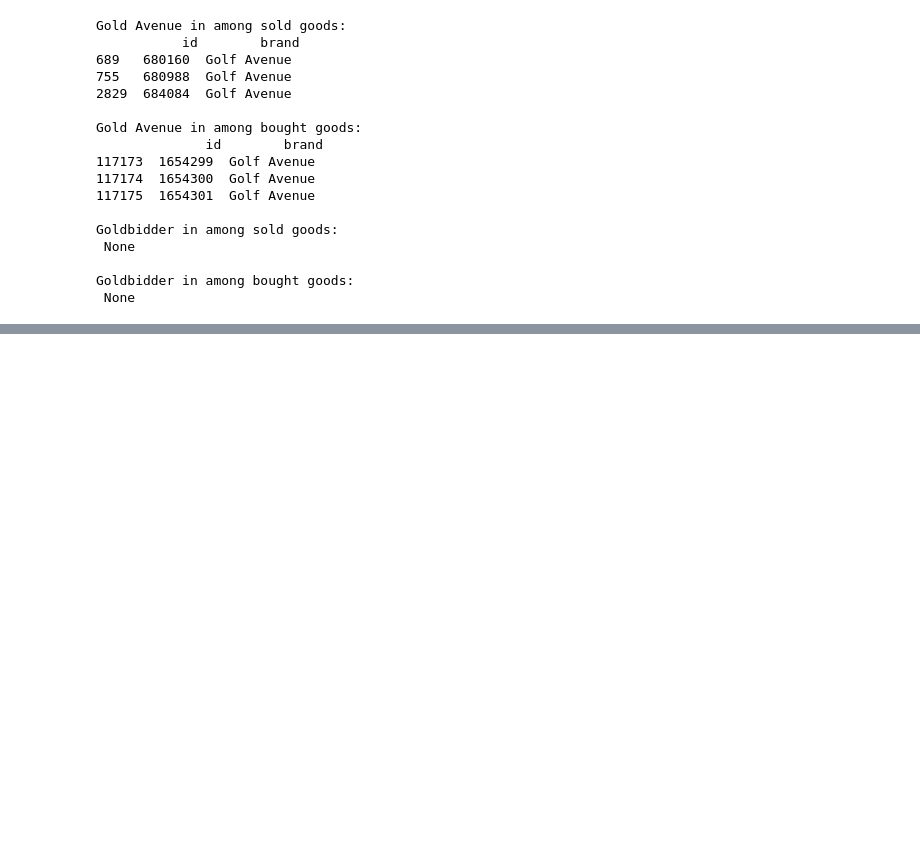
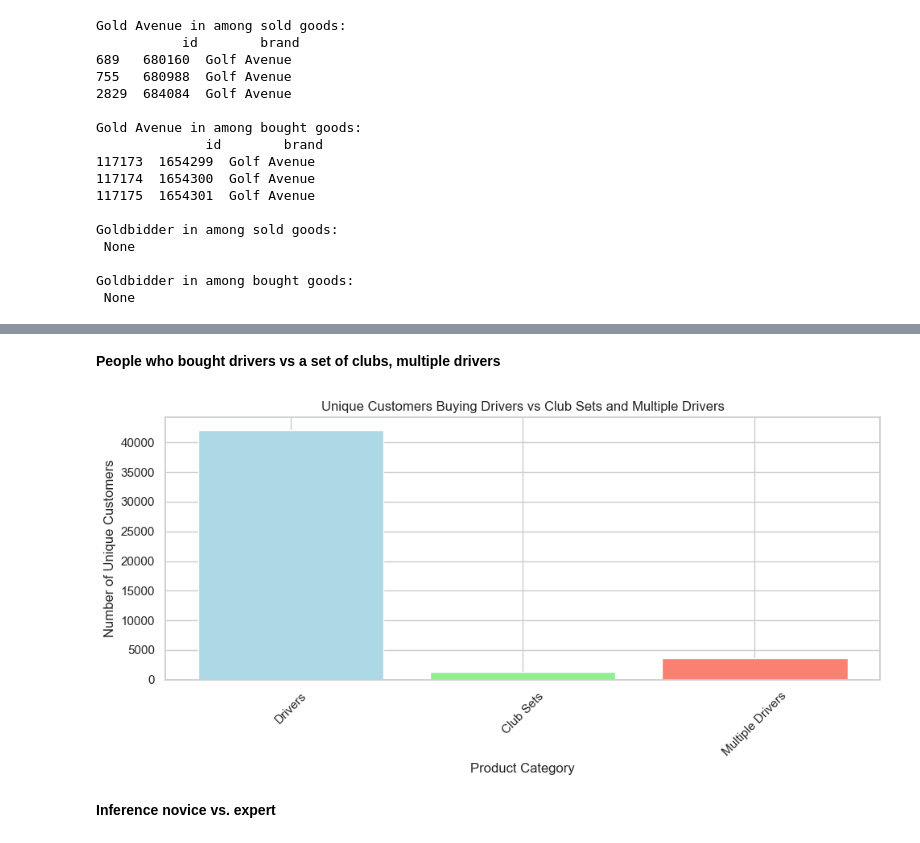
Before and after one commit to PavelZarankin/Cohora_task, a Jupyter notebook: Solutions.ipynb, the cells around one changed output, grey strips where cells are left out. Drawn from its saved outputs; the diff is of its cells as text; code cells hidden in the pictures; blank space fills up the shorter version.

```diff
--- a/Solutions.ipynb
+++ b/Solutions.ipynb
@@ -931,0 +1017,44 @@ Goldbidder in among bought goods:
+# %% [markdown]
+**People who bought drivers vs a set of clubs, multiple drivers**
+# %%
+# Define categories of interest
+drivers = 'Driver'
+club_set = 'Club Set'
+
+# Filter orders for drivers and club sets
+df_drivers = df_orders[df_orders['type'] == drivers]
+df_club_sets = df_orders[df_orders['type'] == club_set]
+
+# Count unique customers who bought drivers
+unique_customers_drivers = df_drivers['customer_id'].nunique()
+
+# Count unique customers who bought club sets
+unique_customers_club_sets = df_club_sets['customer_id'].nunique()
+
+# Identify customers who bought multiple drivers
+multiple_drivers_customers = df_drivers['customer_id'].value_counts()
+customers_multiple_drivers = multiple_drivers_customers[multiple_drivers_customers > 1].count()
+
+# Prepare data for visualization
+data = {
+    'Drivers': unique_customers_drivers,
+    'Club Sets': unique_customers_club_sets,
+    'Multiple Drivers': customers_multiple_drivers
+}
+
+# Create a DataFrame for visualization
+summary_df = pd.DataFrame(data.items(), columns=['Category', 'Unique Customers'])
+
+# Define colors for each category
+colors = ['lightblue', 'lightgreen', 'salmon']
+
+# Visualize the results
+plt.figure(figsize=(10, 5))
+plt.bar(summary_df['Category'], summary_df['Unique Customers'], color=colors)
+plt.title('Unique Customers Buying Drivers vs Club Sets and Multiple Drivers')
+plt.xlabel('Product Category')
+plt.ylabel('Number of Unique Customers')
+plt.xticks(rotation=45)
+plt.tight_layout()
+# %% [output]
+[figure, added]
@@ -931,0 +1064,2 @@ Goldbidder in among bought goods:
+# %% [markdown]
+**Inference novice vs. expert**
```
Also changed, not shown: parts of 7 cells of this notebook.
